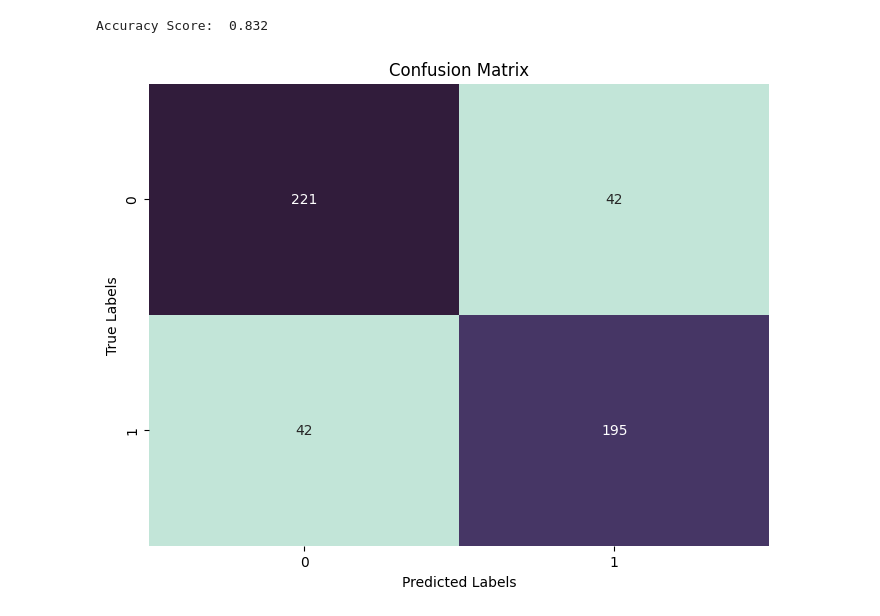
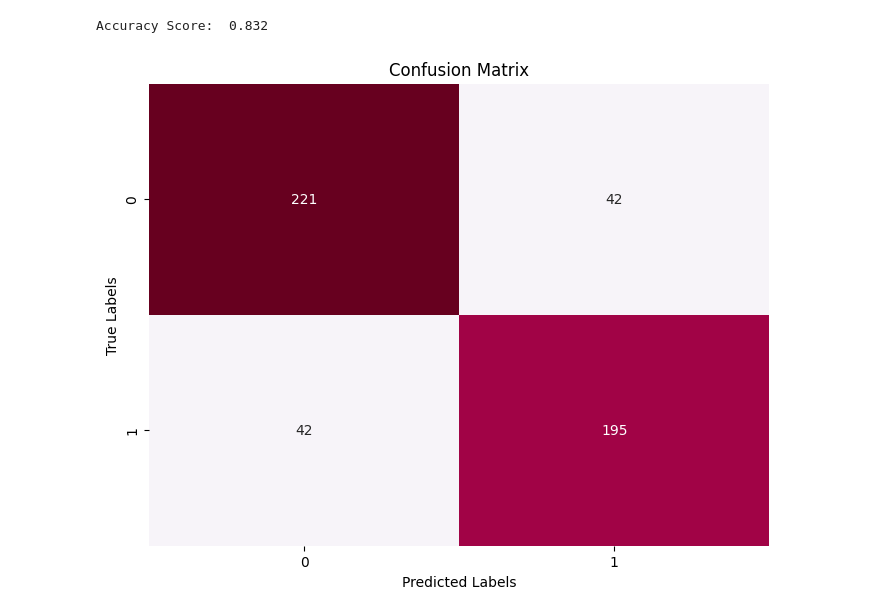
Before and after one commit to CMU-17313Q/fall23-nodebb-generation-z, a Jupyter notebook: career-model/model_analysis.ipynb, the cells around one changed output. Drawn from its saved outputs; the diff is of its cells as text; code cells hidden in the pictures.

```diff
--- a/career-model/model_analysis.ipynb
+++ b/career-model/model_analysis.ipynb
@@ -244,9 +243,8 @@ Now we will run the model on the test dataset to get the accuracy of the model.
 First, we have to predict the output of the test dataset using the model.
 # %%
 # we split the data into our inputs and the label
-test_df = test_df.drop(["Student ID", "Gender"], axis=1)
-x_test = test_df.drop(["Good Candidate"], axis=1)
-y_test = test_df["Good Candidate"]
+x_test = df.drop(["Good Candidate"], axis=1)
+y_test = df["Good Candidate"]
 # %%
 y_pred = model.predict(x_test)
 # %% [markdown]
@@ -259,13 +257,13 @@ Accuracy Score:  0.832
 # %%
 # Create a confusion matrix
 conf_matrix = confusion_matrix(y_test, y_pred)
 
 # Create a heatmap of the confusion matrix
 plt.figure(figsize=(8, 6))
-sns.heatmap(conf_matrix, annot=True, fmt="d", cmap=sns.cubehelix_palette(start=.5, rot=-.5, as_cmap=True), cbar=False)
+sns.heatmap(conf_matrix, annot=True, fmt="d", cmap=custom_palette, cbar=False)
 plt.xlabel("Predicted Labels")
 plt.ylabel("True Labels")
 plt.title("Confusion Matrix")
 plt.show()
 # %% [output]
-[figure, old version]
+[figure, new version]
```
Also changed, not shown: parts of 1 cell of this notebook.
